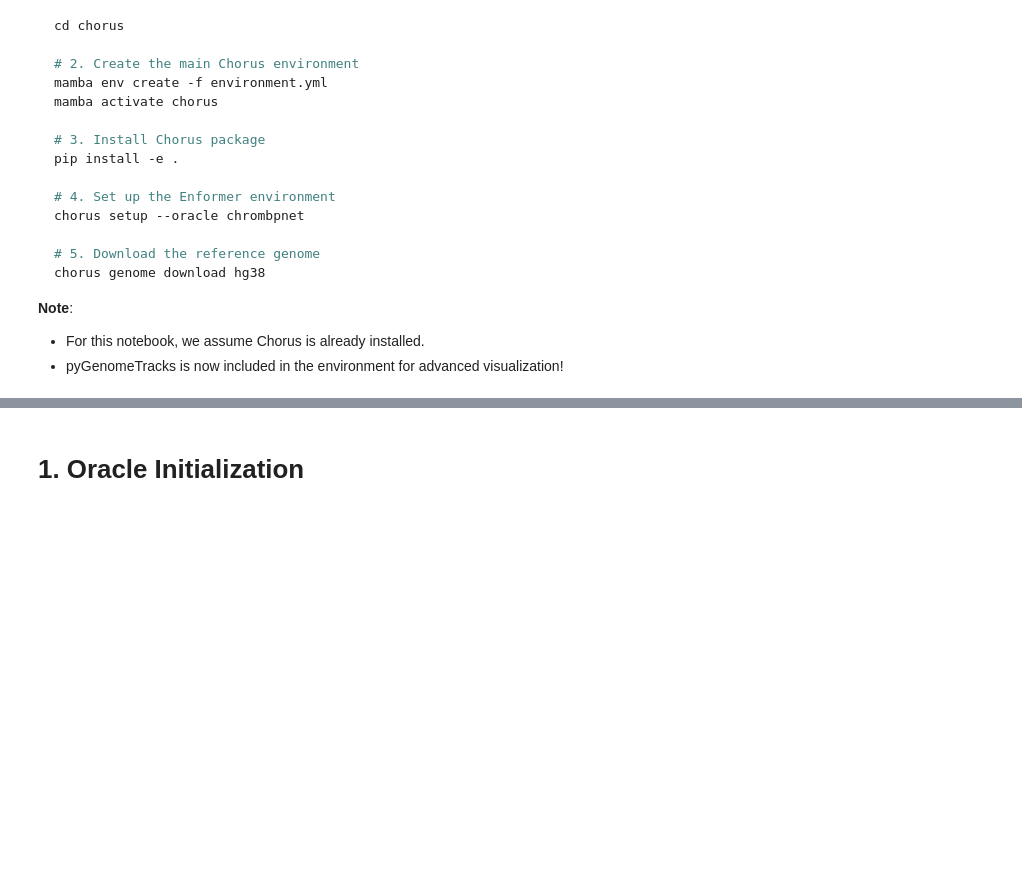
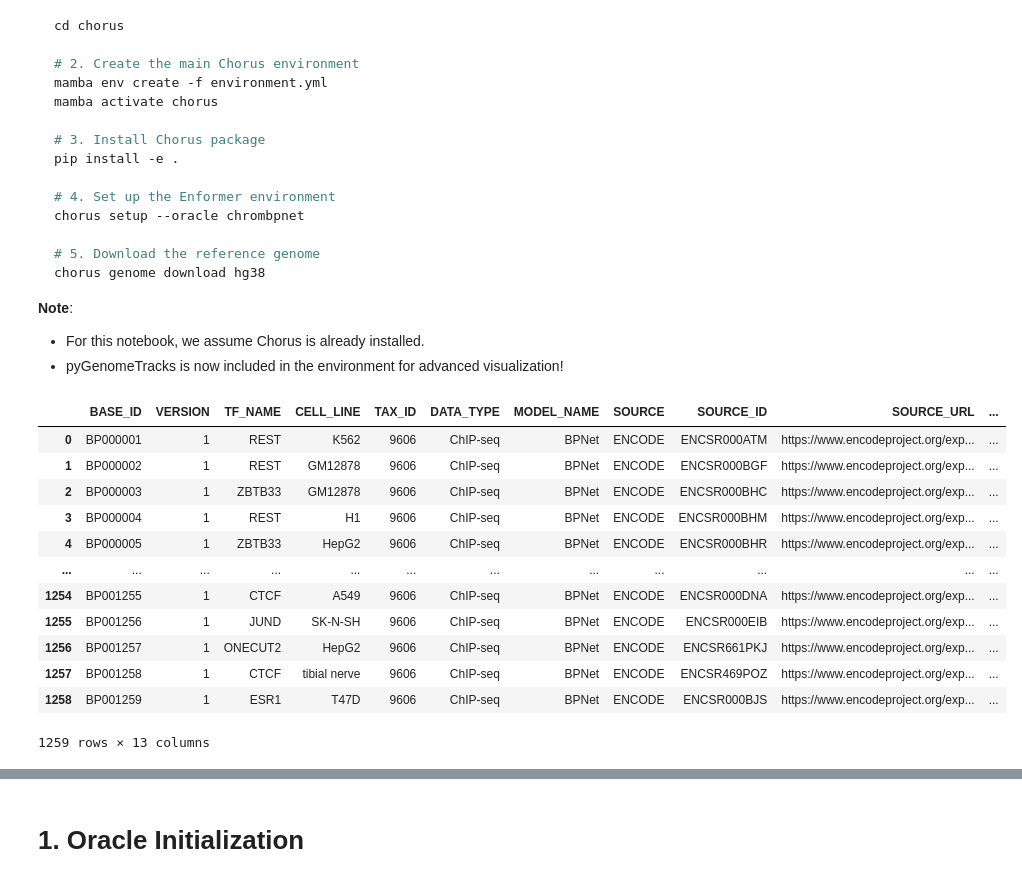
Before and after one commit to pinellolab/chorus, a Jupyter notebook: examples/chrombpnet_example.ipynb, the cells around one changed output, grey strips where cells are left out. Drawn from its saved outputs; the diff is of its cells as text; code cells hidden in the pictures; blank space fills up the shorter version.

```diff
--- a/examples/chrombpnet_example.ipynb
+++ b/examples/chrombpnet_example.ipynb
@@ -29,3 +29,24 @@ chorus genome download hg38
 **Note**:
 - For this notebook, we assume Chorus is already installed.
 - pyGenomeTracks is now included in the environment for advanced visualization!
+# %%
+import pandas as pd
+
+METADATA = "../chorus/oracles/chrombpnet_source/ultimate_metadata_table_DL.tsv"
+
+chrombpnet_metadata = pd.read_csv(METADATA, sep="\t")
+chrombpnet_metadata
+# %% [output]
+|  | BASE_ID | VERSION | TF_NAME | CELL_LINE | TAX_ID | DATA_TYPE | MODEL_NAME | SOURCE | SOURCE_ID | SOURCE_URL | ... |
+| 0 | BP000001 | 1 | REST | K562 | 9606 | ChIP-seq | BPNet | ENCODE | ENCSR000ATM | https://www.encodeproject.org/exp... | ... |
+| 1 | BP000002 | 1 | REST | GM12878 | 9606 | ChIP-seq | BPNet | ENCODE | ENCSR000BGF | https://www.encodeproject.org/exp... | ... |
+| 2 | BP000003 | 1 | ZBTB33 | GM12878 | 9606 | ChIP-seq | BPNet | ENCODE | ENCSR000BHC | https://www.encodeproject.org/exp... | ... |
+| 3 | BP000004 | 1 | REST | H1 | 9606 | ChIP-seq | BPNet | ENCODE | ENCSR000BHM | https://www.encodeproject.org/exp... | ... |
+| 4 | BP000005 | 1 | ZBTB33 | HepG2 | 9606 | ChIP-seq | BPNet | ENCODE | ENCSR000BHR | https://www.encodeproject.org/exp... | ... |
+| ... | ... | ... | ... | ... | ... | ... | ... | ... | ... | ... | ... |
+| 1254 | BP001255 | 1 | CTCF | A549 | 9606 | ChIP-seq | BPNet | ENCODE | ENCSR000DNA | https://www.encodeproject.org/exp... | ... |
+| 1255 | BP001256 | 1 | JUND | SK-N-SH | 9606 | ChIP-seq | BPNet | ENCODE | ENCSR000EIB | https://www.encodeproject.org/exp... | ... |
+| 1256 | BP001257 | 1 | ONECUT2 | HepG2 | 9606 | ChIP-seq | BPNet | ENCODE | ENCSR661PKJ | https://www.encodeproject.org/exp... | ... |
+| 1257 | BP001258 | 1 | CTCF | tibial nerve | 9606 | ChIP-seq | BPNet | ENCODE | ENCSR469POZ | https://www.encodeproject.org/exp... | ... |
+| 1258 | BP001259 | 1 | ESR1 | T47D | 9606 | ChIP-seq | BPNet | ENCODE | ENCSR000BJS | https://www.encodeproject.org/exp... | ... |
+1259 rows × 13 columns
```
Also changed, not shown: parts of 4 cells of this notebook, 6 other files.
